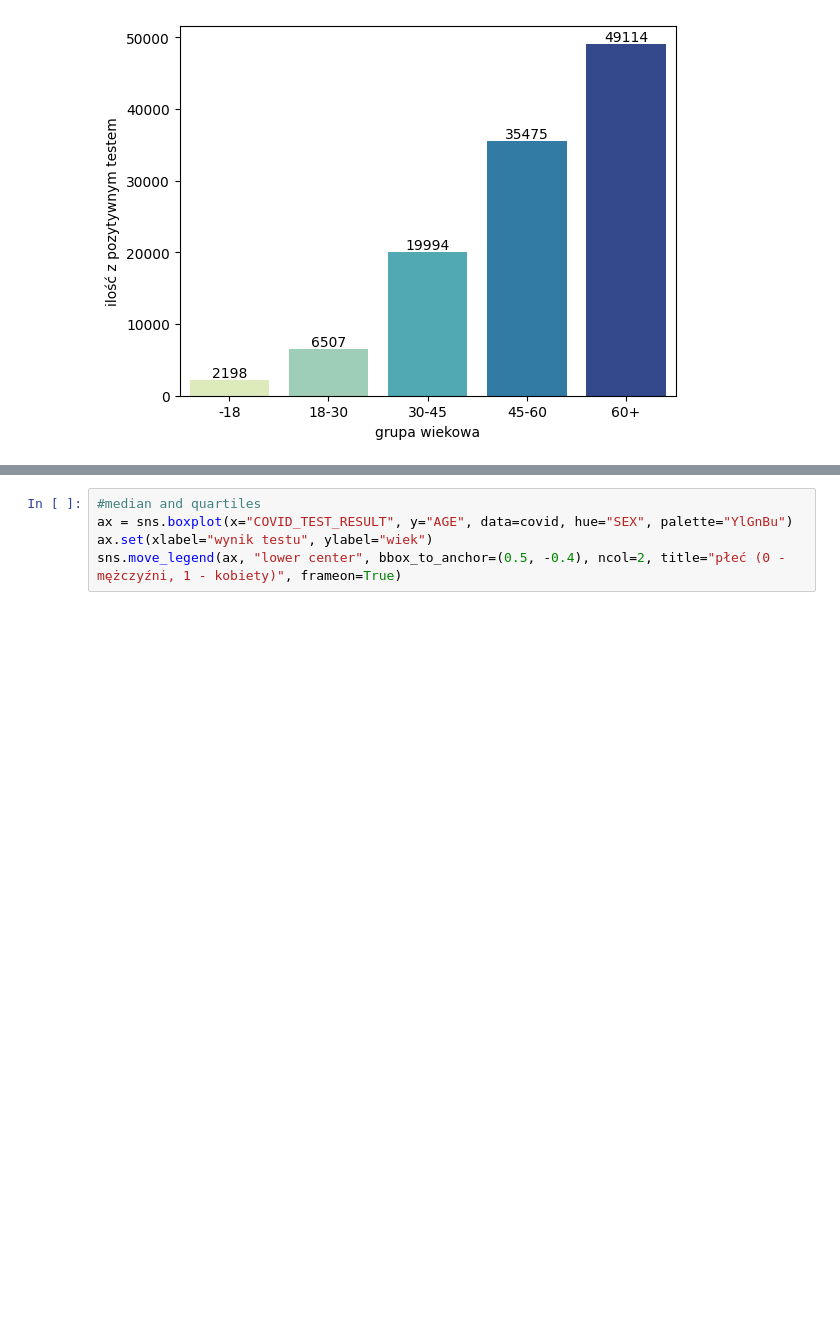
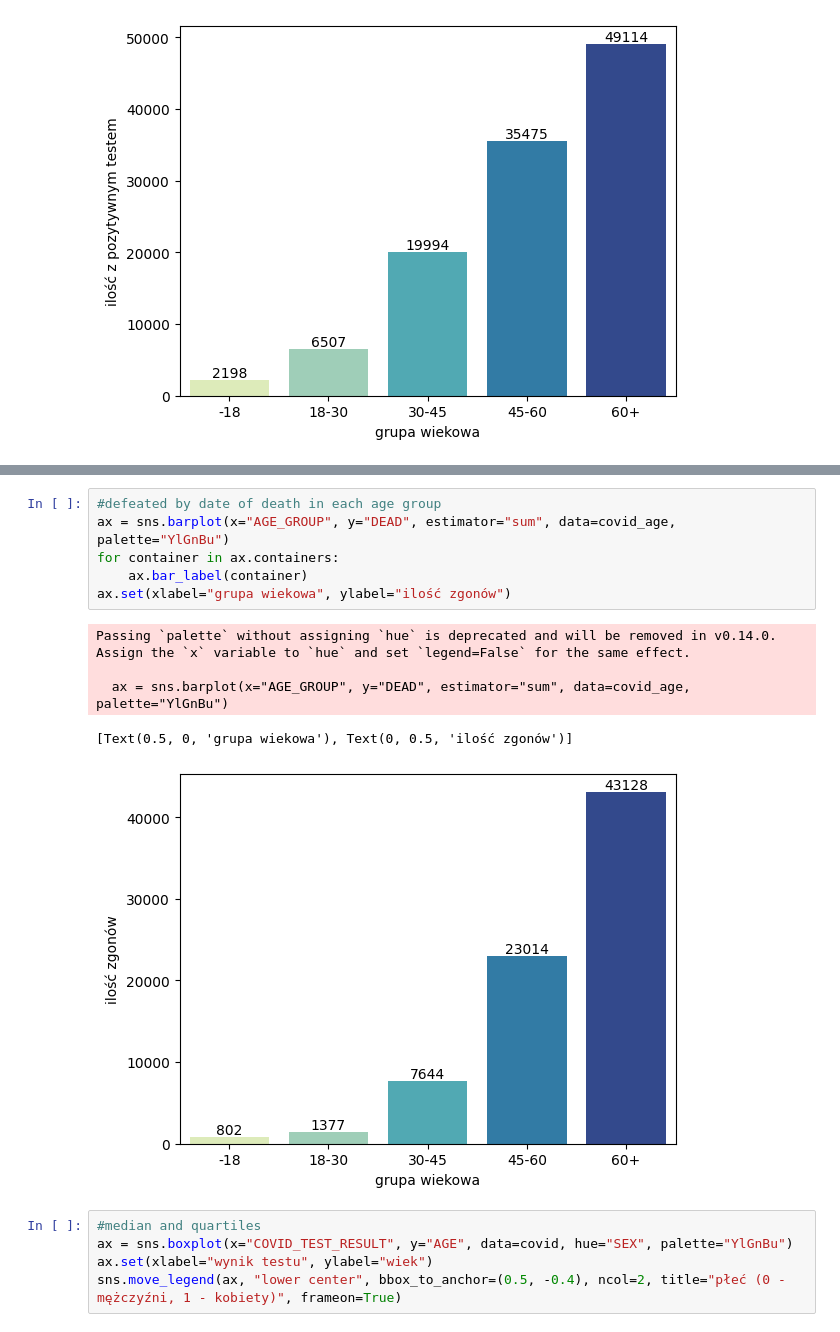
Before and after one commit to infoshareacademy/jdszr15-ITdepends, a Jupyter notebook: Covid-bb.ipynb, the cells around one changed output, grey strips where cells are left out. Drawn from its saved outputs; the diff is of its cells as text; blank space fills up the shorter version.

```diff
--- a/Covid-bb.ipynb
+++ b/Covid-bb.ipynb
@@ -142,3 +285,15 @@ Passing `palette` without assigning `hue` is deprecated and will be removed in v
+# %%
+#defeated by date of death in each age group
+ax = sns.barplot(x="AGE_GROUP", y="DEAD", estimator="sum", data=covid_age, palette="YlGnBu")
+for container in ax.containers:
+    ax.bar_label(container)
+ax.set(xlabel="grupa wiekowa", ylabel="ilość zgonów")
+# %% [output]
+Passing `palette` without assigning `hue` is deprecated and will be removed in v0.14.0. Assign the `x` variable to `hue` and set `legend=False` for the same effect.
+
+  ax = sns.barplot(x="AGE_GROUP", y="DEAD", estimator="sum", data=covid_age, palette="YlGnBu")
+[Text(0.5, 0, 'grupa wiekowa'), Text(0, 0.5, 'ilość zgonów')]
+[figure, added]
 # %%
 #median and quartiles
 ax = sns.boxplot(x="COVID_TEST_RESULT", y="AGE", data=covid, hue="SEX", palette="YlGnBu")
```
Also changed, not shown: parts of 18 cells of this notebook, 2 other files.
